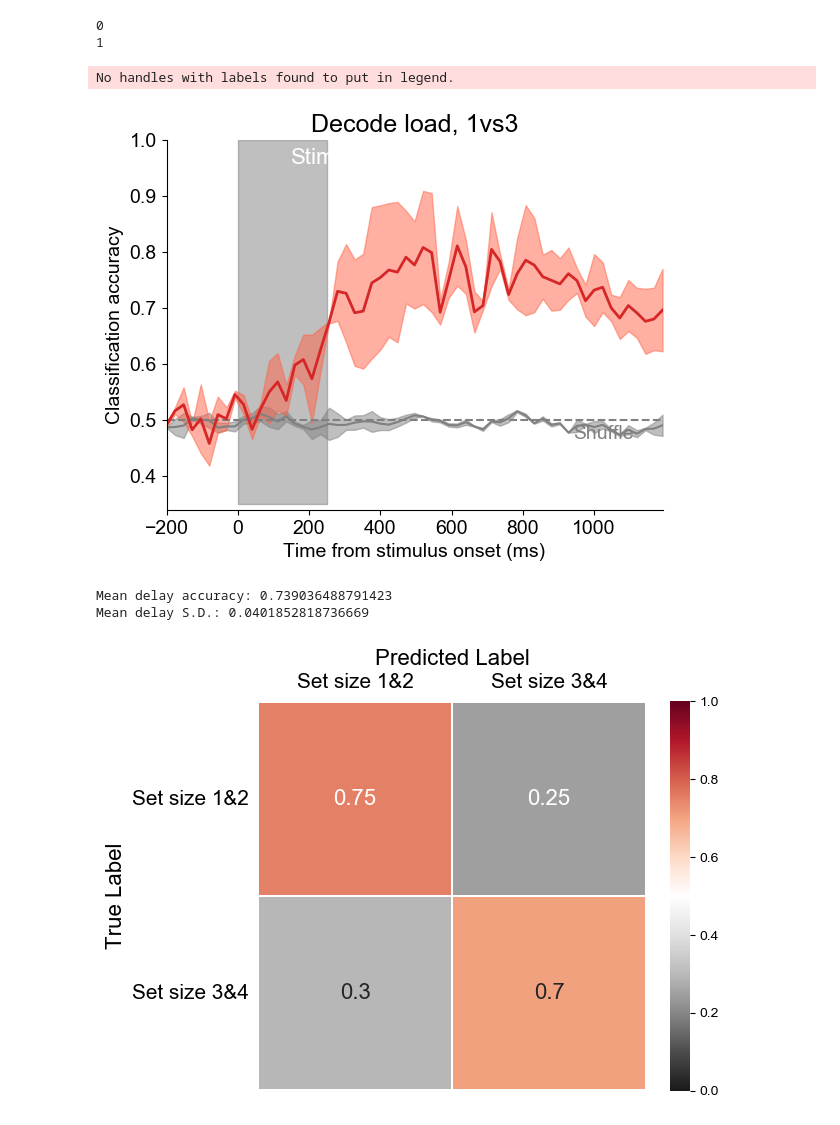
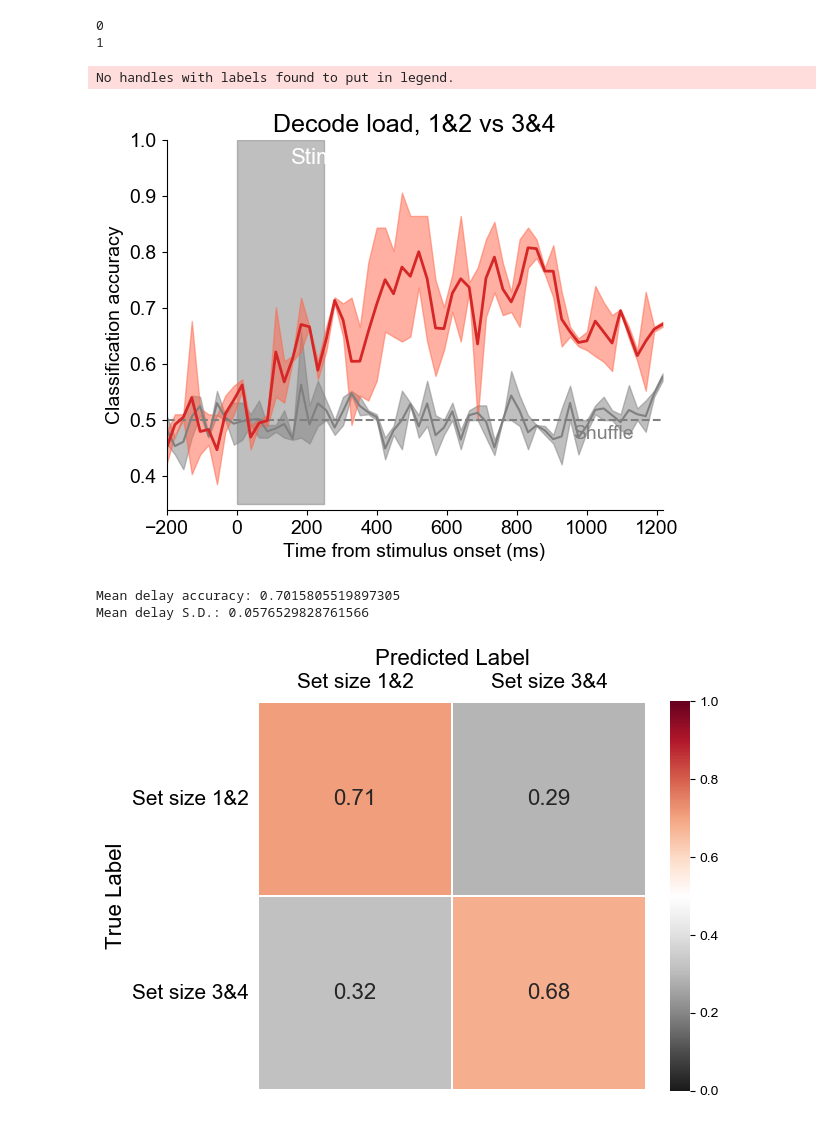
Before and after one commit to AwhVogelLab/EEG_Decoder, a Jupyter notebook: decode_load_cross_experiment.ipynb, the cells around one changed output. Saved outputs shown, nothing was run; the diff lists cells and outputs as text; code cells hidden in the pictures.

Commit message:
new bin and splitting procedure

```diff
--- a/decode_load_cross_experiment.ipynb
+++ b/decode_load_cross_experiment.ipynb
@@ -21,10 +18,10 @@ exp2 = eeg_decoder.Experiment(experiment_name2,data_dir2)
 exp3 = eeg_decoder.Experiment(experiment_name3,data_dir3)
 # %%
 # Classification parameters and setup
-time_window = 50
+time_window = 25
 time_step = 25
 trial_bin_size = 20
-n_splits = 30
+n_splits = 3
 group_dict = OrderedDict([('Set size 1&2',[1,2]),('Set size 3&4',[3,4])])
 wrangl = eeg_decoder.Wrangler(exp1.info['times'],time_window,time_step,trial_bin_size,n_splits,group_dict)
 
@@ -50,13 +47,13 @@ for isub,sub in enumerate(sync.matched_ids):
 # %%
 interp = eeg_decoder.Interpreter(clfr)
 # %%
-interp.plot_acc(significance_testing=False,savefig=False,ylim=[.34,1],chance_text_y=.23, title='Decode load, 1vs3')
+interp.plot_acc(significance_testing=False,savefig=False,ylim=[.34,1],chance_text_y=.23, title='Decode load, 1&2 vs 3&4')
 # %% [output]
 No handles with labels found to put in legend.
-[figure, old version]
+[figure, new version]
-Mean delay accuracy: 0.739036488791423
-Mean delay S.D.: 0.0401852818736669
+Mean delay accuracy: 0.7015805519897305
+Mean delay S.D.: 0.0576529828761566
 # %%
 interp.plot_confusion_matrix()
 # %% [output]
-[figure, old version]
+[figure, new version]
```
Also changed, not shown: parts of 2 cells of this notebook.
